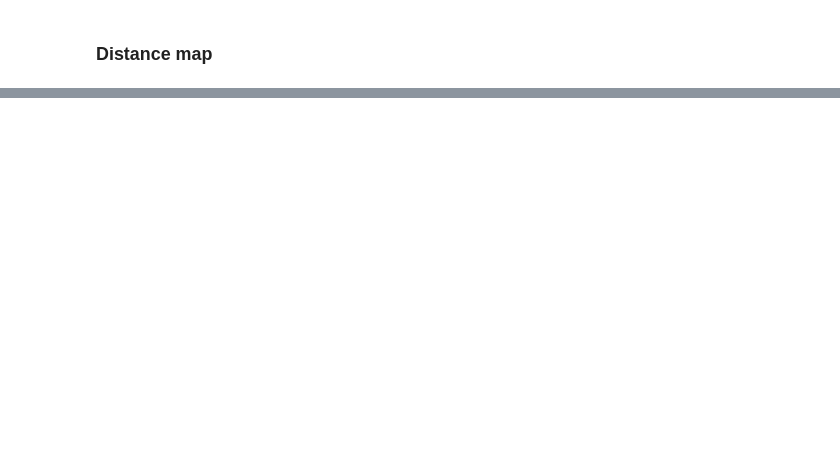
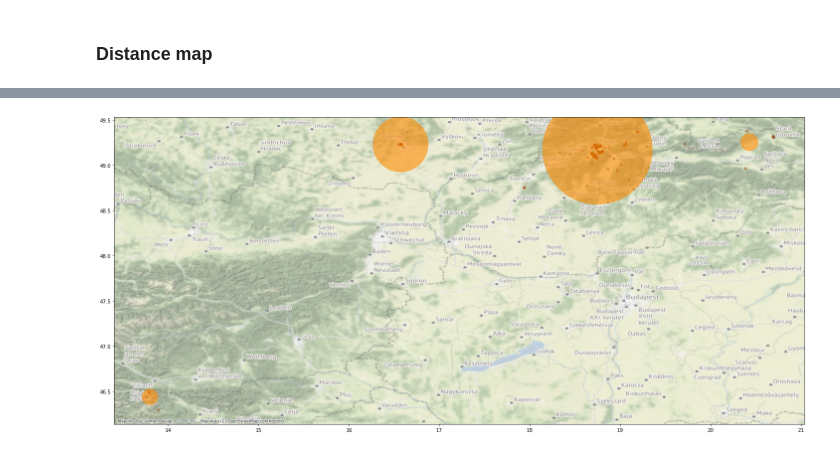
Before and after one commit to Radluy/Stravalytics, a Jupyter notebook: visualize.ipynb, the cells around one changed output, grey strips where cells are left out. Cells and saved outputs as stored; diff of their text form; code cells hidden in the pictures; blank space fills up the shorter version.

```diff
--- a/visualize.ipynb
+++ b/visualize.ipynb
@@ -499 +519,23 @@ KeyboardInterrupt:
 [figure]
+# %%
+df_copy = df.copy()
+df_copy = df_copy[~(df_copy['start_longitude'].isna())]
+gdf = gpd.GeoDataFrame(df_copy, geometry=gpd.points_from_xy(df_copy['start_longitude'], df_copy['start_latitude']))
+ax = plt.figure(figsize=(20,20)).gca()
+gdf.plot(ax=ax, markersize=25, color=COLOR[0], alpha=0.4)
+
+coords = np.dstack([gdf['geometry'].x, gdf['geometry'].y]).reshape(-1, 2)
+db = KMeans(n_clusters=4).fit(coords)
+
+gdf1 = gdf.copy()
+gdf1["cluster"] = db.labels_
+gdf2 = gdf1.dissolve(by="cluster", aggfunc={"distance": "count"}).rename(columns=dict(distance="cnt"))
+gdf_coords = gpd.GeoDataFrame(geometry=gpd.points_from_xy(db.cluster_centers_[:, 0], db.cluster_centers_[:, 1]))
+gdf3 = gdf2.merge(gdf_coords, left_on="cluster", right_index=True).set_geometry("geometry_y")
+
+gdf3.plot(ax=ax, markersize=200*gdf3["cnt"], alpha=0.6, color='darkorange')
+ctx.add_basemap(ax=ax, crs="epsg:4326", source=ctx.providers.Stamen.Terrain, alpha=0.6)
+plt.tight_layout()
+plt.savefig(path.join(FIGURES, f"activity_map.png"), dpi=1200)
+# %% [output]
+[figure, added]
```
Also changed, not shown: parts of 9 cells of this notebook.
